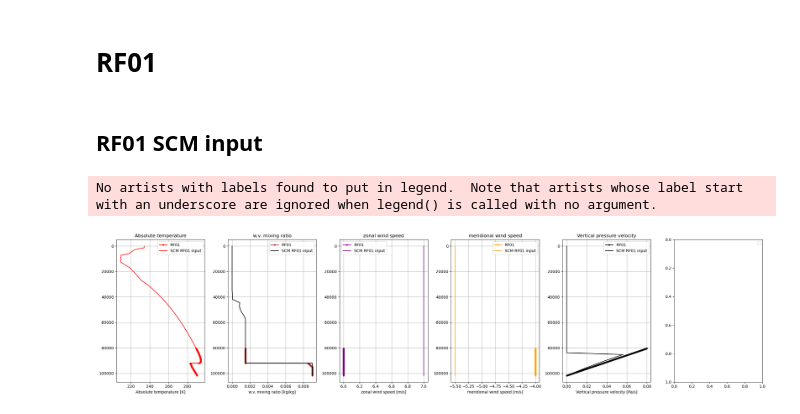
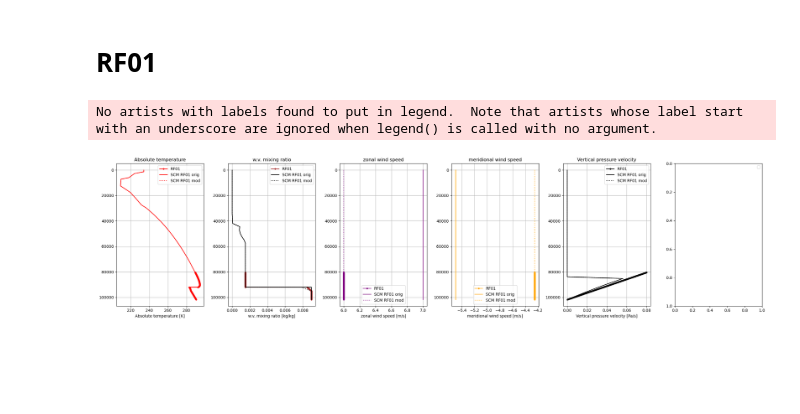
Before and after one commit to yihsuanchen/TaiESM1_Sc_diag, a Jupyter notebook: scam_taiesm1/iop_modified/modify-DYCOMSrf01_rf02-IC_4scam.ipynb, the cells around one changed output. Drawn from its saved outputs; the diff is of its cells as text; code cells hidden in the pictures; blank space fills up the shorter version.

Commit message:
modify RF01 SCM inputs - u, v, and q<qs

```diff
--- a/scam_taiesm1/iop_modified/modify-DYCOMSrf01_rf02-IC_4scam.ipynb
+++ b/scam_taiesm1/iop_modified/modify-DYCOMSrf01_rf02-IC_4scam.ipynb
@@ -348,4 +416,19 @@ def plot_profiles_from_multiple_ds(axes, ds_list, lg_labels,
+# %%
+filename = "./DYCOMSrf01_4day_4scam.nc"
+ds_scm = xr.open_dataset(filename)
+ds_scm = ds_scm.isel(lon=0, lat=0, time=0)
+
+ds_scm_rf01_mod = ds_scm.copy()
+
+#--- modify u and v to be consistent with RF01 profiles
+ds_scm_rf01_mod['u'][:]=6
+ds_scm_rf01_mod['v'][:]=-4.25
+
+#--- remove supersaturation
+for i in range(len(ds_scm_rf01_mod['lev'])):
+    qs = saturation_specific_humidity(ds_scm_rf01_mod['lev'][i], ds_scm_rf01_mod['T'][i])  # scalar inputs, scalar output
+    if ds_scm_rf01_mod['lev'][i] > 0 and ds_scm_rf01_mod['q'][i] > qs:
+        #print(i, ds_scm_rf01_mod['lev'][i].values)
+        ds_scm_rf01_mod['q'][i] = qs
 # %% [markdown]
 # RF01
-# %% [markdown]
-## RF01 SCM input
@@ -366,22 +435,30 @@ for var_name in ds_scm.data_vars:
-# %%
-z = np.arange(0,2000,5)  # meters
-ds_rf01 = RF01_IC_formula(z)
-
-ds_list=[ds_rf01, ds_scm]
-lg_labels=['RF01', 'SCM RF01 input']
-yy_list=['p', 'lev']
-keys_to_plot_list=[
-    ['T', "q_v", 'u', 'v', 'omega'],   # for ds_rf01
-    ['T', "q", 'u', 'v', 'omega']    # for ds_scm
-]
-linestyles=[None,'-']
-markers=['.', None]
-
-fig, axes = plt.subplots(1, num_keys, figsize=(24, 6))
-plot_profiles_from_multiple_ds(axes, ds_list, lg_labels,
-                                   yy_list, keys_to_plot_list,
-                                   linestyles=linestyles,
-                                   markers=markers)
-# %% [output]
-No artists with labels found to put in legend.  Note that artists whose label start with an underscore are ignored when legend() is called with no argument.
-[figure, removed]
+# %%
+#--- RF01 SCM input
+filename = "./DYCOMSrf01_4day_4scam.nc"
+ds_scm = xr.open_dataset(filename)
+ds_scm = ds_scm.isel(lon=0, lat=0, time=0)
+
+#--- RF01 profiles
+z = np.arange(0,2000,5)  # meters
+ds_rf01 = DYCOMS_RF_profiles(z, RF_choice="RF01")
+
+#--- plot
+ds_list=[ds_rf01, ds_scm, ds_scm_rf01_mod]
+lg_labels=['RF01', 'SCM RF01 orig', 'SCM RF01 mod']
+yy_list=['p', 'lev', 'lev']
+keys_to_plot_list=[
+    ['T', "q_v", 'u', 'v', 'omega'],   # for ds_rf01
+    ['T', "q", 'u', 'v', 'omega'],    # for ds_scm
+    ['T', "q", 'u', 'v', 'omega'],    # for ds_scm
+]
+linestyles=[None,'-', ':']
+markers=['.', None, None]
+
+fig, axes = plt.subplots(1, num_keys, figsize=(24, 6))
+plot_profiles_from_multiple_ds(axes, ds_list, lg_labels,
+                                   yy_list, keys_to_plot_list,
+                                   linestyles=linestyles,
+                                   markers=markers)
+# %% [output]
+No artists with labels found to put in legend.  Note that artists whose label start with an underscore are ignored when legend() is called with no argument.
+[figure, added]
```
Also changed, not shown: parts of 10 cells of this notebook.
